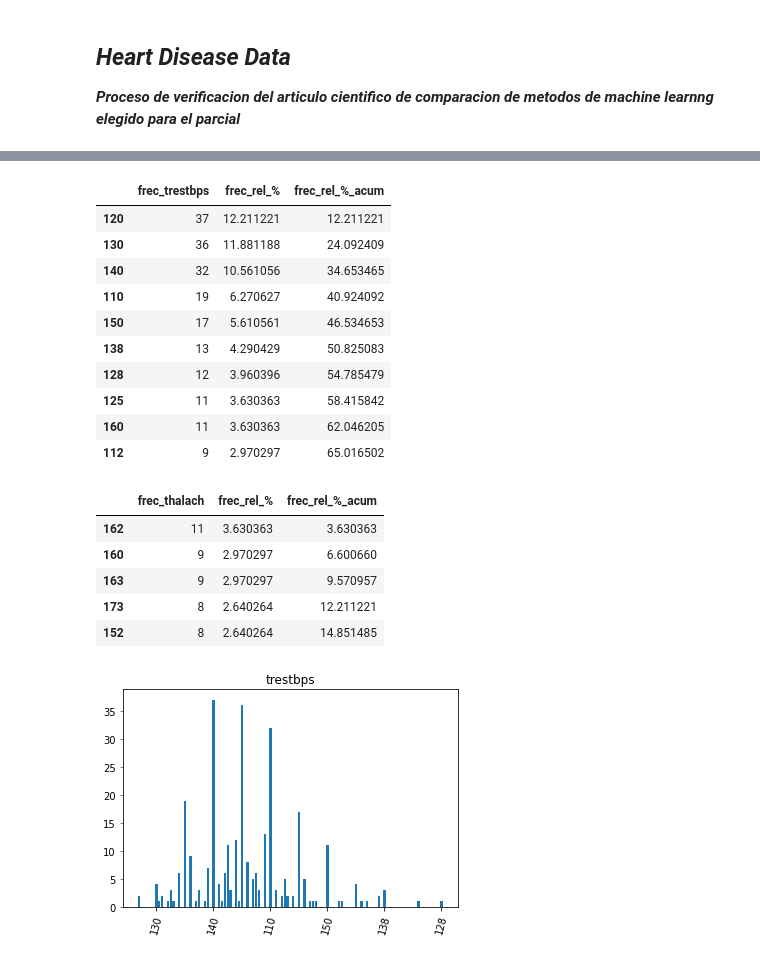
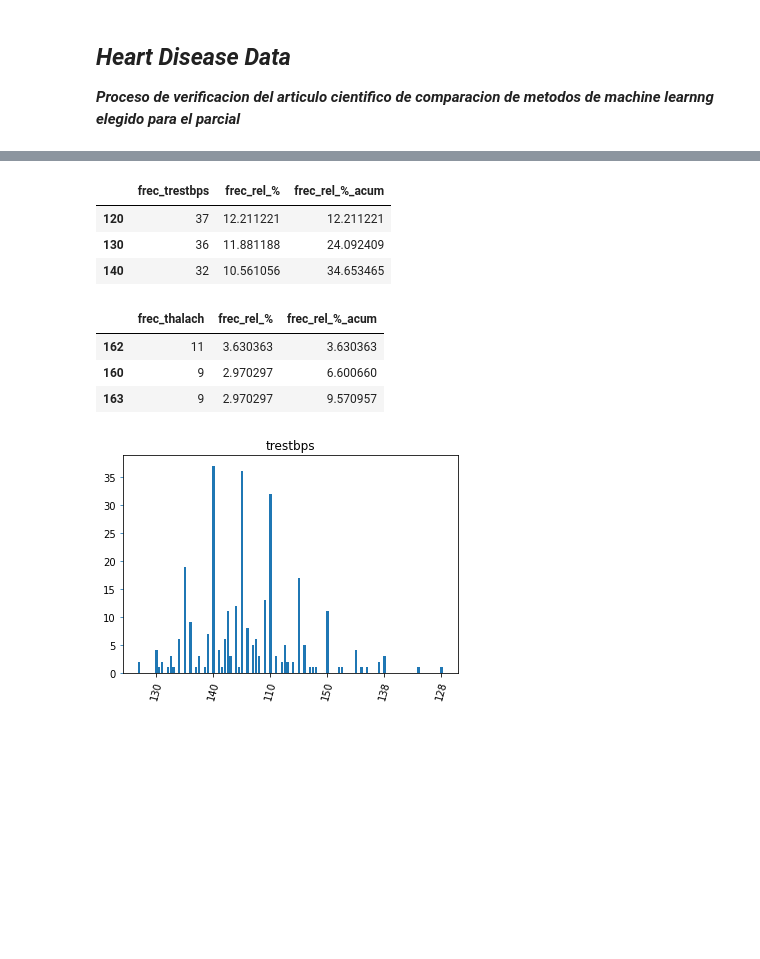
Before and after one commit to AlejoGalloM/MachineLearning, a Jupyter notebook: Heart_Disease.ipynb, the cells around one changed output, grey strips where cells are left out. Cells and saved outputs as stored; diff of their text form; code cells hidden in the pictures; blank space fills up the shorter version.

```diff
--- a/Heart_Disease.ipynb
+++ b/Heart_Disease.ipynb
@@ -98,41 +61,34 @@ frec_frame_thalach.head(5)
 # %%
-#Se calcula la frecuencia acumulada
+#Se calcula la frecuencia acumulada para valores de trestbps
 frec_acum = []
-valor_acum = np.int();
+valor_acum = np.int(0);
 
-#Se suman las frecuencias relativas
+#Se suman las frecuencias relativas trestbps
 for i in frec_frame["frec_rel_%"].values:
   valor_acum += i
   frec_acum.append(valor_acum)
 frec_frame["frec_rel_%_acum"] = frec_acum
-frec_frame.head(10)
+frec_frame.head(3)
 # %% [output]
 |  | frec_trestbps | frec_rel_% | frec_rel_%_acum |
 | 120 | 37 | 12.211221 | 12.211221 |
 | 130 | 36 | 11.881188 | 24.092409 |
 | 140 | 32 | 10.561056 | 34.653465 |
-| 110 | 19 | 6.270627 | 40.924092 |
-| 150 | 17 | 5.610561 | 46.534653 |
-| 138 | 13 | 4.290429 | 50.825083 |
-| 128 | 12 | 3.960396 | 54.785479 |
-| 125 | 11 | 3.630363 | 58.415842 |
-| 160 | 11 | 3.630363 | 62.046205 |
-| 112 | 9 | 2.970297 | 65.016502 |
 # %%
+#Se calcula la frecuencia acumulada para valores de thalach
 frec_acum_thalach = []
 valor_acum_thalach = np.int(0);
 
+#Se suman las frecuencias relativas thalach
 for i in frec_frame_thalach["frec_rel_%"].values:
   valor_acum_thalach += i
   frec_acum_thalach.append(valor_acum_thalach)
 
 frec_frame_thalach["frec_rel_%_acum"] = frec_acum_thalach
-frec_frame_thalach.head(5)
+frec_frame_thalach.head(3)
 # %% [output]
 |  | frec_thalach | frec_rel_% | frec_rel_%_acum |
 | 162 | 11 | 3.630363 | 3.630363 |
 | 160 | 9 | 2.970297 | 6.600660 |
 | 163 | 9 | 2.970297 | 9.570957 |
-| 173 | 8 | 2.640264 | 12.211221 |
-| 152 | 8 | 2.640264 | 14.851485 |
 # %%
```
Also changed, not shown: parts of 19 cells of this notebook.
